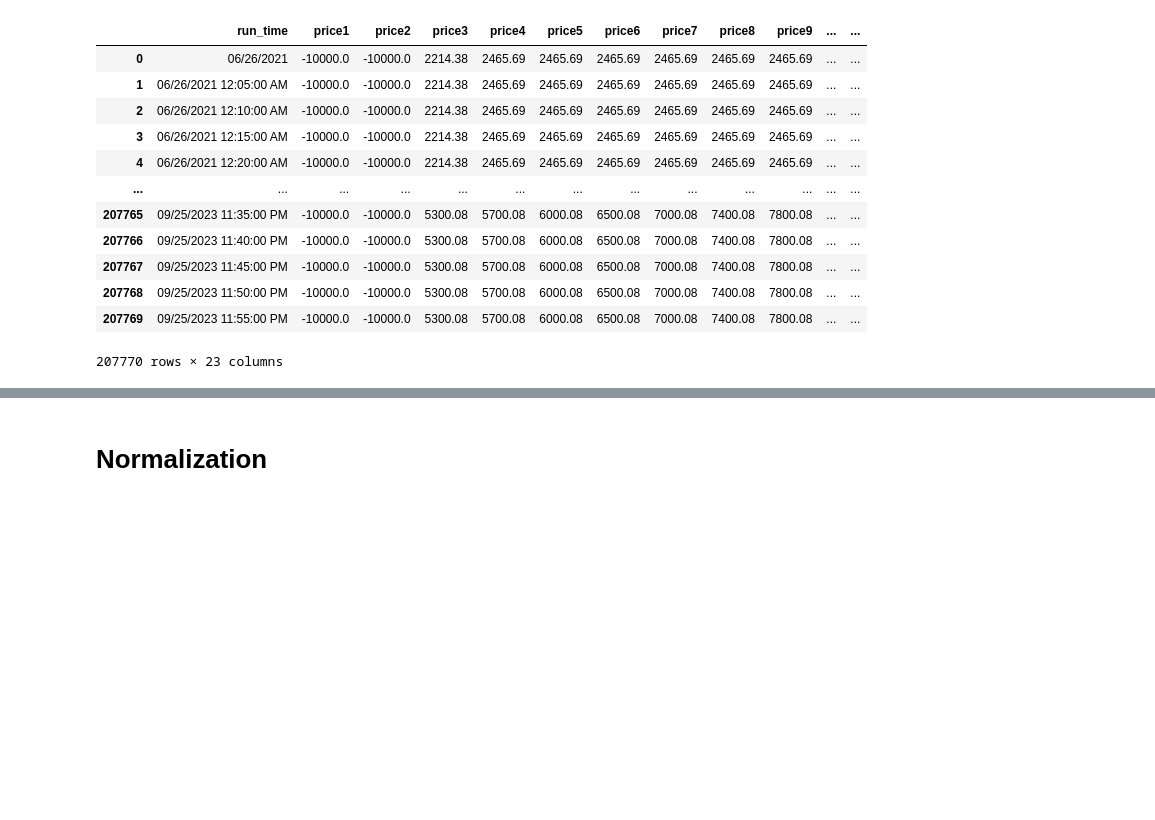
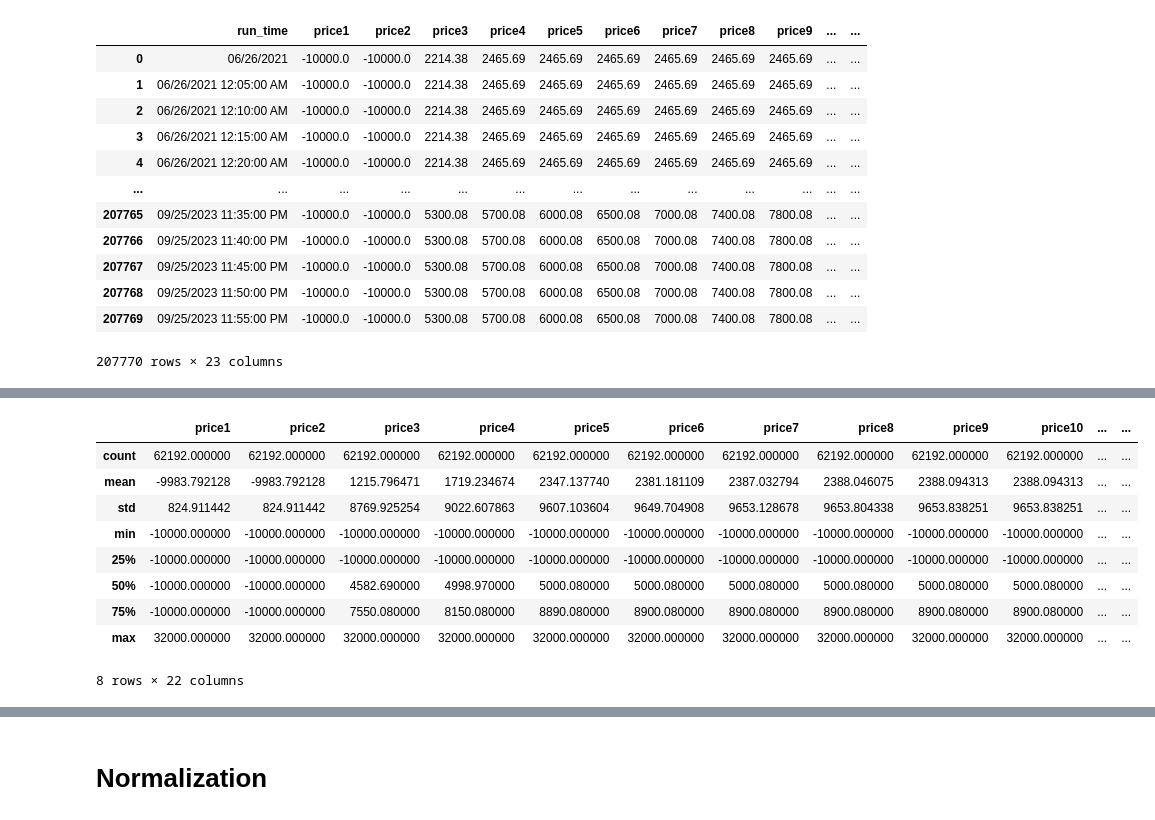
Before and after one commit to gbrosell/maroon-archers, a Jupyter notebook: Feature_Engineering.ipynb, the cells around one changed output, grey strips where cells are left out. Drawn from its saved outputs; the diff is of its cells as text; code cells hidden in the pictures; blank space fills up the shorter version.

```diff
--- a/Feature_Engineering.ipynb
+++ b/Feature_Engineering.ipynb
@@ -124,0 +130,13 @@ result_df
+# %%
+df_2022.describe()
+# %% [output]
+|  | price1 | price2 | price3 | price4 | price5 | price6 | price7 | price8 | price9 | price10 | ... | ... |
+| count | 62192.000000 | 62192.000000 | 62192.000000 | 62192.000000 | 62192.000000 | 62192.000000 | 62192.000000 | 62192.000000 | 62192.000000 | 62192.000000 | ... | ... |
+| mean | -9983.792128 | -9983.792128 | 1215.796471 | 1719.234674 | 2347.137740 | 2381.181109 | 2387.032794 | 2388.046075 | 2388.094313 | 2388.094313 | ... | ... |
+| std | 824.911442 | 824.911442 | 8769.925254 | 9022.607863 | 9607.103604 | 9649.704908 | 9653.128678 | 9653.804338 | 9653.838251 | 9653.838251 | ... | ... |
+| min | -10000.000000 | -10000.000000 | -10000.000000 | -10000.000000 | -10000.000000 | -10000.000000 | -10000.000000 | -10000.000000 | -10000.000000 | -10000.000000 | ... | ... |
+| 25% | -10000.000000 | -10000.000000 | -10000.000000 | -10000.000000 | -10000.000000 | -10000.000000 | -10000.000000 | -10000.000000 | -10000.000000 | -10000.000000 | ... | ... |
+| 50% | -10000.000000 | -10000.000000 | 4582.690000 | 4998.970000 | 5000.080000 | 5000.080000 | 5000.080000 | 5000.080000 | 5000.080000 | 5000.080000 | ... | ... |
+| 75% | -10000.000000 | -10000.000000 | 7550.080000 | 8150.080000 | 8890.080000 | 8900.080000 | 8900.080000 | 8900.080000 | 8900.080000 | 8900.080000 | ... | ... |
+| max | 32000.000000 | 32000.000000 | 32000.000000 | 32000.000000 | 32000.000000 | 32000.000000 | 32000.000000 | 32000.000000 | 32000.000000 | 32000.000000 | ... | ... |
+8 rows × 22 columns
```
Also changed, not shown: parts of 11 cells of this notebook.
